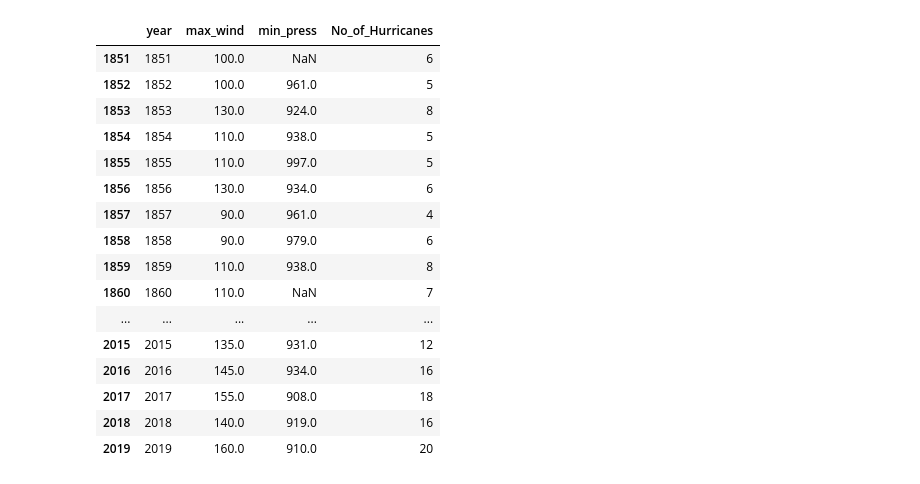
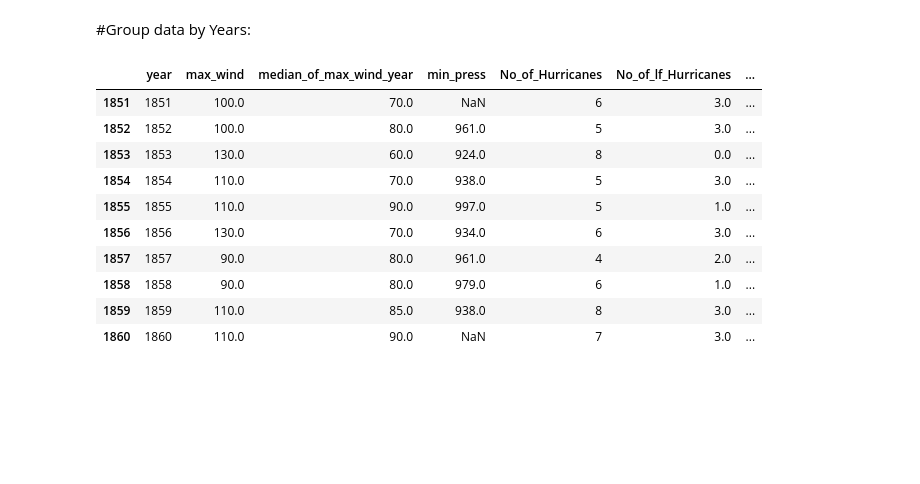
Before and after one commit to nicolascarva/HURDAT, a Jupyter notebook: Hurdat.ipynb, the cells around one changed output. Drawn from its saved outputs; the diff is of its cells as text; code cells hidden in the pictures; blank space fills up the shorter version.

```diff
--- a/Hurdat.ipynb
+++ b/Hurdat.ipynb
@@ -2,4 +4,4 @@
 import pandas as pd
 import numpy as np
 from google.colab import files
-uploaded=files.upload()
+url='https://raw.githubusercontent.com/nicolascarva/HURDAT/main/hurdat2-1851-2019-052520.csv'
@@ -16,11 +14,11 @@ df.head()
 # %%
+df=pd.read_csv(url, names=['id', 'time', 'record_identifier','status','latitude','longitude','max_sust_wind', 'min_press',])
 #Add Unique identifier (id-name) column
-df['id-name']=df['id']*df['max_sust_wind'].isnull()+df['max_sust_wind'].isnull()*df['time']
+df['id-name']=(df['id']*df['max_sust_wind'].isnull()+df['max_sust_wind'].isnull()*df['time'])
+df.loc[(df['id-name']==''),'id-name']=np.NaN #Set Data Rows in id-name columns as NaN to be filled in subsequent step
 
-df.loc[(df['id-name']==''),'id-name']=np.NaN
-df.loc[(df['min_press']==-999, 'min_press')]=np.NaN #Set unknown minimum pressure as NaN
+
 u_hur_=df['id-name'].value_counts().sum()
 print(u_hur_)
-df.tail(50)
 # %% [output]
 1893
@@ -44,3 +25,8 @@ df.tail(50)
+# %%
+
+df.loc[(df['min_press']==-999, 'min_press')]=np.NaN #Set unknown minimum pressure as NaN
+df.loc[(df['max_sust_wind']==-99.0, 'max_sust_wind')]=np.NaN #Set unknown maximum sustained wind as NaN
+# df.loc[df['max_sust_wind']<0]
 # %%
 df['drop_']=df['id-name'] # Add column to tag rows to be dropped later
 df['id-name'].fillna(method='ffill',inplace=True) #Fill id-name column
@@ -67,0 +35,10 @@ df.tail(100)
+# %%
+#Adding lf column if storm makes landfall (1 for landfall, 0 for no landfall)
+for i in range (len(df)):
+  df['record_identifier'][i]=df['record_identifier'][i].strip()
+
+df.loc[df['record_identifier']=='L',['lf']]=1 #Tag hurricanes that made landfall with a 1 (to be grouped later)
+df.loc[df['record_identifier']!='L',['lf']]=0
+df['wind_speed_lf']=df['lf']*df['max_sust_wind'] #Record windspeed at landfal
+# df['wind_speed_lf'].head()
+df.head()
@@ -228,30 +171,35 @@ df_hur.head(25)
+# %% [markdown]
+#Group data by Years:
 # %%
+#Group data by years
 max_wind_year=df_hur.groupby(['year'], sort=None)['max_wind'].max()
+
+median_of_max_wind_year=df_hur.groupby(['year'], sort=None)['max_wind'].median()
 
 min_press_year=df_hur.groupby(['year'], sort=None)['min_press'].min()
 
 num_hur_year=df_hur['year'].value_counts()
 
+lf_year=df_hur.groupby(['year'],sort=None)['lf'].sum()
+
+ws_lf_year=df_hur.groupby(['year'],sort=None)['wind_speed_lf'].mean()  #Calculate mean wind speed recorded of hurricanes at time of landfall
+
+
 # unique_years=df_hur['year'].unique()
 # unique_years
-df_year=pd.DataFrame({'year': df_hur['year'].unique(), 'max_wind': max_wind_year, 'min_press': min_press_year, 'No_of_Hurricanes': num_hur_year})
+df_year=pd.DataFrame({'year': df_hur['year'].unique(), 'max_wind': max_wind_year, 'median_of_max_wind_year': median_of_max_wind_year, 'min_press': min_press_year, 'No_of_Hurricanes': num_hur_year, 'No_of_lf_Hurricanes': lf_year, 'mean_ws_at_lf': round(ws_lf_year,1)})
 
-df_year
+df_year['lf_perc']=round(df_year['No_of_lf_Hurricanes']/df_year['No_of_Hurricanes']*100,2)
+df_year.head(10)
 # %% [output]
-|  | year | max_wind | min_press | No_of_Hurricanes |
-| 1851 | 1851 | 100.0 | NaN | 6 |
-| 1852 | 1852 | 100.0 | 961.0 | 5 |
-| 1853 | 1853 | 130.0 | 924.0 | 8 |
-| 1854 | 1854 | 110.0 | 938.0 | 5 |
-| 1855 | 1855 | 110.0 | 997.0 | 5 |
-| 1856 | 1856 | 130.0 | 934.0 | 6 |
-| 1857 | 1857 | 90.0 | 961.0 | 4 |
-| 1858 | 1858 | 90.0 | 979.0 | 6 |
-| 1859 | 1859 | 110.0 | 938.0 | 8 |
-| 1860 | 1860 | 110.0 | NaN | 7 |
-| ... | ... | ... | ... | ... |
-| 2015 | 2015 | 135.0 | 931.0 | 12 |
-| 2016 | 2016 | 145.0 | 934.0 | 16 |
-| 2017 | 2017 | 155.0 | 908.0 | 18 |
-| 2018 | 2018 | 140.0 | 919.0 | 16 |
-| 2019 | 2019 | 160.0 | 910.0 | 20 |
+|  | year | max_wind | median_of_max_wind_year | min_press | No_of_Hurricanes | No_of_lf_Hurricanes | ... |
+| 1851 | 1851 | 100.0 | 70.0 | NaN | 6 | 3.0 | ... |
+| 1852 | 1852 | 100.0 | 80.0 | 961.0 | 5 | 3.0 | ... |
+| 1853 | 1853 | 130.0 | 60.0 | 924.0 | 8 | 0.0 | ... |
+| 1854 | 1854 | 110.0 | 70.0 | 938.0 | 5 | 3.0 | ... |
+| 1855 | 1855 | 110.0 | 90.0 | 997.0 | 5 | 1.0 | ... |
+| 1856 | 1856 | 130.0 | 70.0 | 934.0 | 6 | 3.0 | ... |
+| 1857 | 1857 | 90.0 | 80.0 | 961.0 | 4 | 2.0 | ... |
+| 1858 | 1858 | 90.0 | 80.0 | 979.0 | 6 | 1.0 | ... |
+| 1859 | 1859 | 110.0 | 85.0 | 938.0 | 8 | 3.0 | ... |
+| 1860 | 1860 | 110.0 | 90.0 | NaN | 7 | 3.0 | ... |
```
Also changed, not shown: parts of 32 cells of this notebook.
